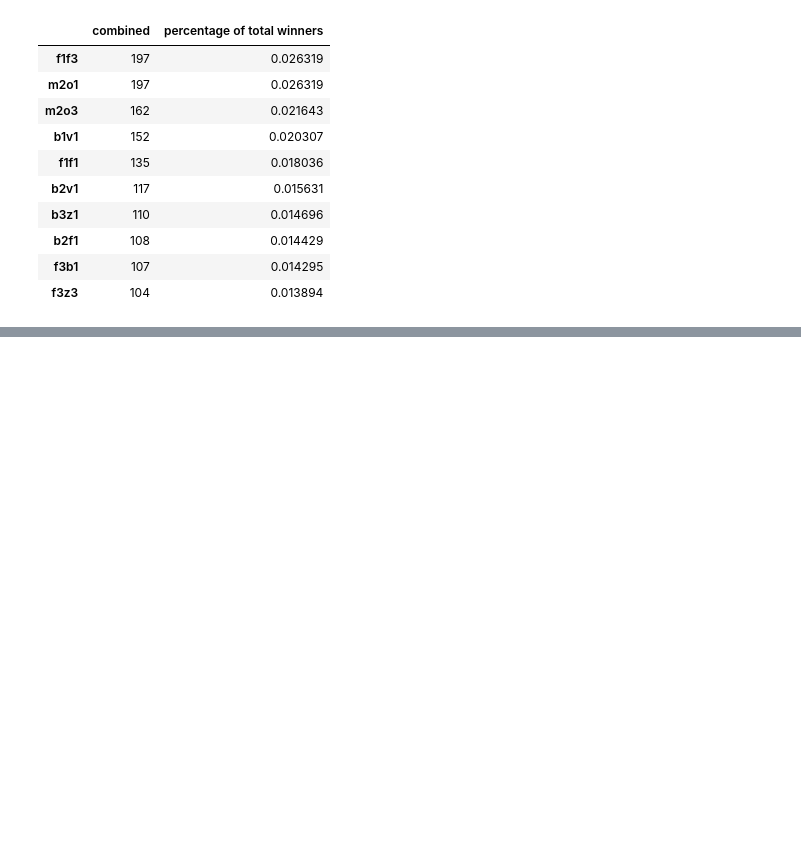
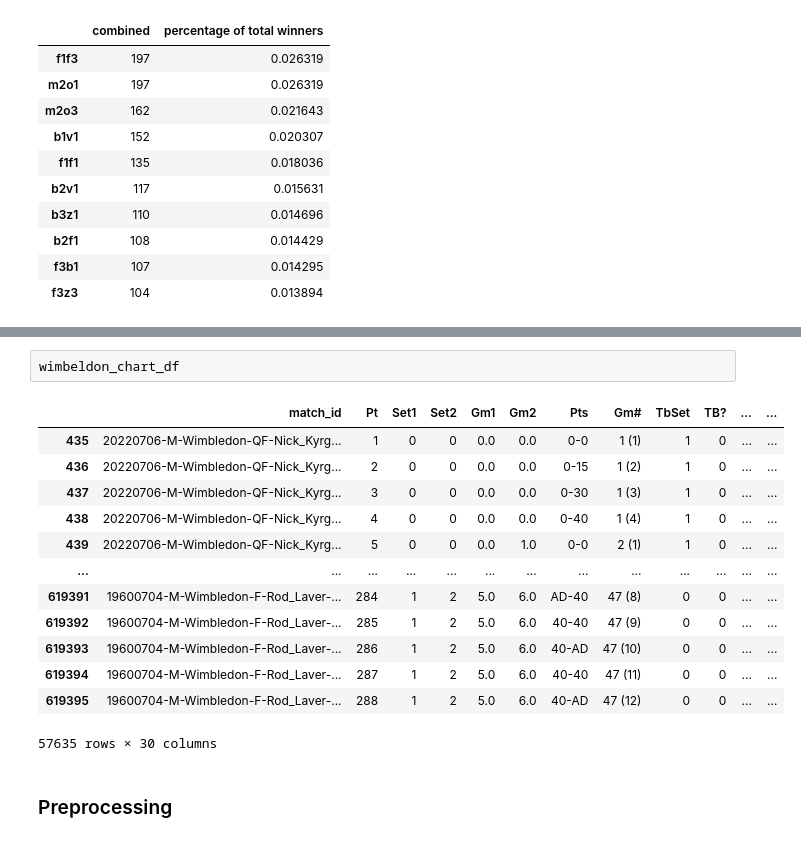
Before and after one commit to kyirong6/303, a Jupyter notebook: experiments/experiments.ipynb, the cells around one changed output, grey strips where cells are left out. Saved outputs shown, nothing was run; the diff lists cells and outputs as text; blank space fills up the shorter version.

```diff
--- a/experiments/experiments.ipynb
+++ b/experiments/experiments.ipynb
@@ -569,0 +571,18 @@ stats_df.sort_values('percentage_of_total_occurences_of_combination', ascending=
+# %%
+wimbeldon_chart_df
+# %% [output]
+|  | match_id | Pt | Set1 | Set2 | Gm1 | Gm2 | Pts | Gm# | TbSet | TB? | ... | ... |
+| 435 | 20220706-M-Wimbledon-QF-Nick_Kyrg... | 1 | 0 | 0 | 0.0 | 0.0 | 0-0 | 1 (1) | 1 | 0 | ... | ... |
+| 436 | 20220706-M-Wimbledon-QF-Nick_Kyrg... | 2 | 0 | 0 | 0.0 | 0.0 | 0-15 | 1 (2) | 1 | 0 | ... | ... |
+| 437 | 20220706-M-Wimbledon-QF-Nick_Kyrg... | 3 | 0 | 0 | 0.0 | 0.0 | 0-30 | 1 (3) | 1 | 0 | ... | ... |
+| 438 | 20220706-M-Wimbledon-QF-Nick_Kyrg... | 4 | 0 | 0 | 0.0 | 0.0 | 0-40 | 1 (4) | 1 | 0 | ... | ... |
+| 439 | 20220706-M-Wimbledon-QF-Nick_Kyrg... | 5 | 0 | 0 | 0.0 | 1.0 | 0-0 | 2 (1) | 1 | 0 | ... | ... |
+| ... | ... | ... | ... | ... | ... | ... | ... | ... | ... | ... | ... | ... |
+| 619391 | 19600704-M-Wimbledon-F-Rod_Laver-... | 284 | 1 | 2 | 5.0 | 6.0 | AD-40 | 47 (8) | 0 | 0 | ... | ... |
+| 619392 | 19600704-M-Wimbledon-F-Rod_Laver-... | 285 | 1 | 2 | 5.0 | 6.0 | 40-40 | 47 (9) | 0 | 0 | ... | ... |
+| 619393 | 19600704-M-Wimbledon-F-Rod_Laver-... | 286 | 1 | 2 | 5.0 | 6.0 | 40-AD | 47 (10) | 0 | 0 | ... | ... |
+| 619394 | 19600704-M-Wimbledon-F-Rod_Laver-... | 287 | 1 | 2 | 5.0 | 6.0 | 40-40 | 47 (11) | 0 | 0 | ... | ... |
+| 619395 | 19600704-M-Wimbledon-F-Rod_Laver-... | 288 | 1 | 2 | 5.0 | 6.0 | 40-AD | 47 (12) | 0 | 0 | ... | ... |
+57635 rows × 30 columns
+# %% [markdown]
+### Preprocessing
```
Also changed, not shown: parts of 87 cells of this notebook.
